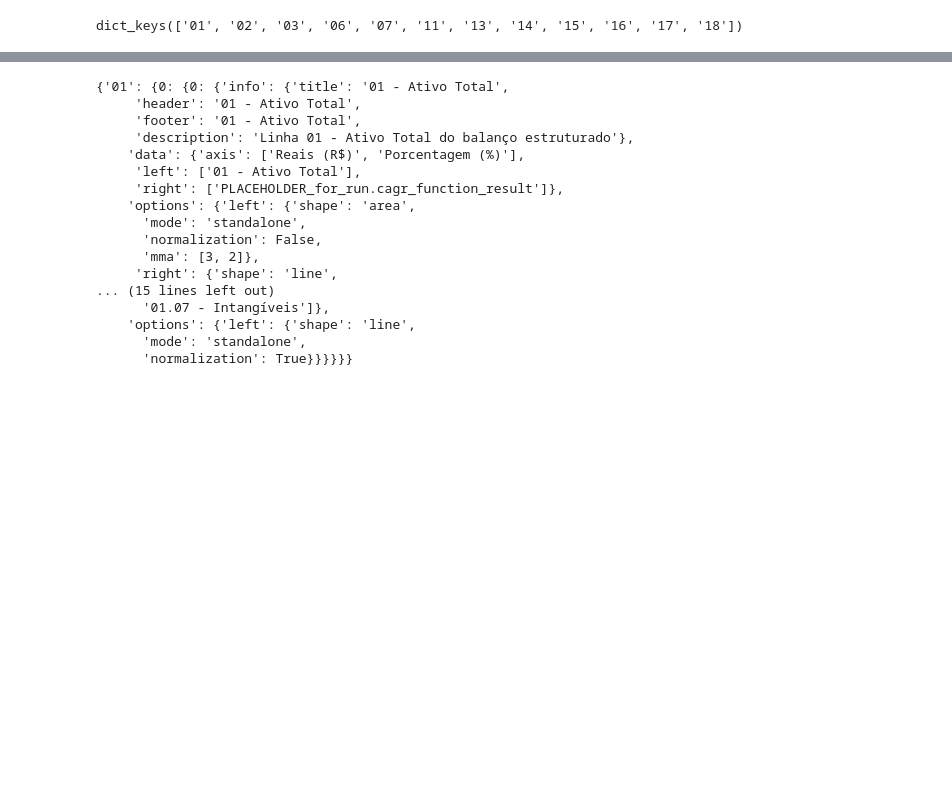
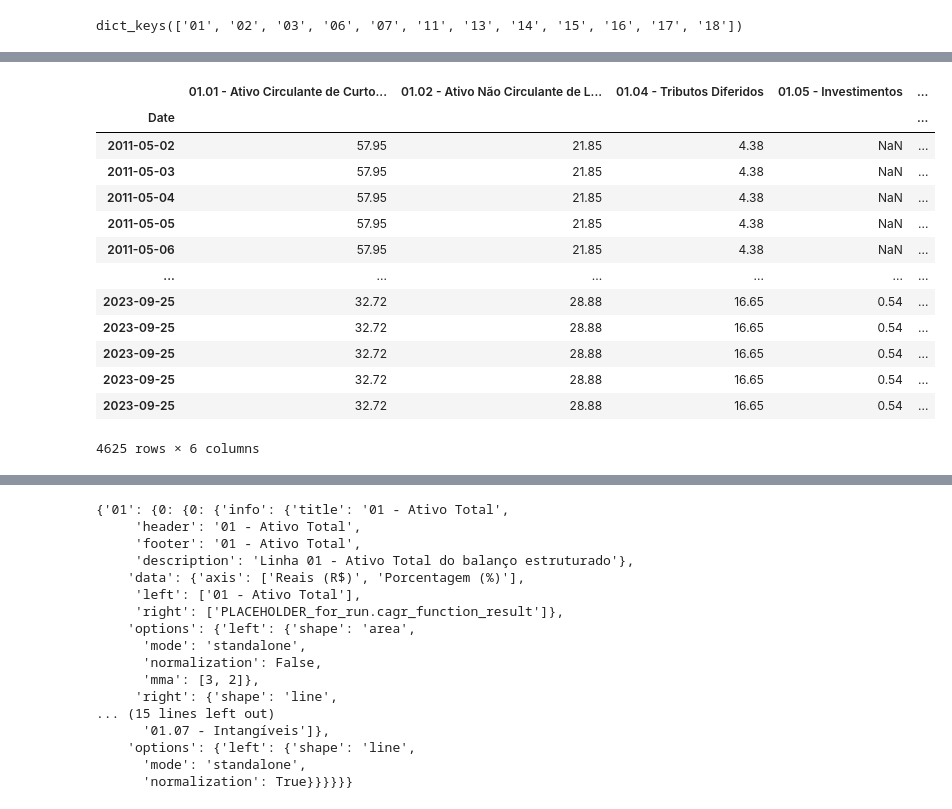
Before and after one commit to faustostangler/DSH, a Jupyter notebook: read_cvm.ipynb, the cells around one changed output, grey strips where cells are left out. Drawn from its saved outputs; the diff is of its cells as text; code cells hidden in the pictures; blank space fills up the shorter version.

```diff
--- a/read_cvm.ipynb
+++ b/read_cvm.ipynb
@@ -1074,0 +1079,39 @@ run.plot_tweak(plot_info, df)
+# %%
+# Filter subcolumns to include only columns that actually exist in df
+subcolumns = [col for col in subcolumns if col in df.columns]
+
+# Make a copy of the specified columns to prevent modifying the original dataframe
+temp_df = df[subcolumns].copy()
+
+# Remove columns where the sum is close to zero
+temp_df = temp_df.loc[:, (temp_df.sum(axis=0) != 0)]
+
+# Calculate the total of the specified columns row-wise
+temp_df['total'] = temp_df.sum(axis=1)
+
+# Normalize each specified column by its percentage of the row-wise total
+for column in temp_df.columns:
+    if column != 'total':
+        temp_df[column] = temp_df.apply(
+            lambda row: round(row[column] / row['total'] * 100, 2) if row['total'] != 0 else 0,
+            axis=1
+        )
+
+# Drop the total column and return the normalized dataframe
+normalized_df = temp_df.drop(columns=['total'])
+normalized_df
+# %% [output]
+|  | 01.01 - Ativo Circulante de Curto... | 01.02 - Ativo Não Circulante de L... | 01.04 - Tributos Diferidos | 01.05 - Investimentos | ... |
+| Date |  |  |  |  | ... |
+| 2011-05-02 | 57.95 | 21.85 | 4.38 | NaN | ... |
+| 2011-05-03 | 57.95 | 21.85 | 4.38 | NaN | ... |
+| 2011-05-04 | 57.95 | 21.85 | 4.38 | NaN | ... |
+| 2011-05-05 | 57.95 | 21.85 | 4.38 | NaN | ... |
+| 2011-05-06 | 57.95 | 21.85 | 4.38 | NaN | ... |
+| ... | ... | ... | ... | ... | ... |
+| 2023-09-25 | 32.72 | 28.88 | 16.65 | 0.54 | ... |
+| 2023-09-25 | 32.72 | 28.88 | 16.65 | 0.54 | ... |
+| 2023-09-25 | 32.72 | 28.88 | 16.65 | 0.54 | ... |
+| 2023-09-25 | 32.72 | 28.88 | 16.65 | 0.54 | ... |
+| 2023-09-25 | 32.72 | 28.88 | 16.65 | 0.54 | ... |
+4625 rows × 6 columns
```
Also changed, not shown: parts of 12 cells of this notebook, 3 other files.
